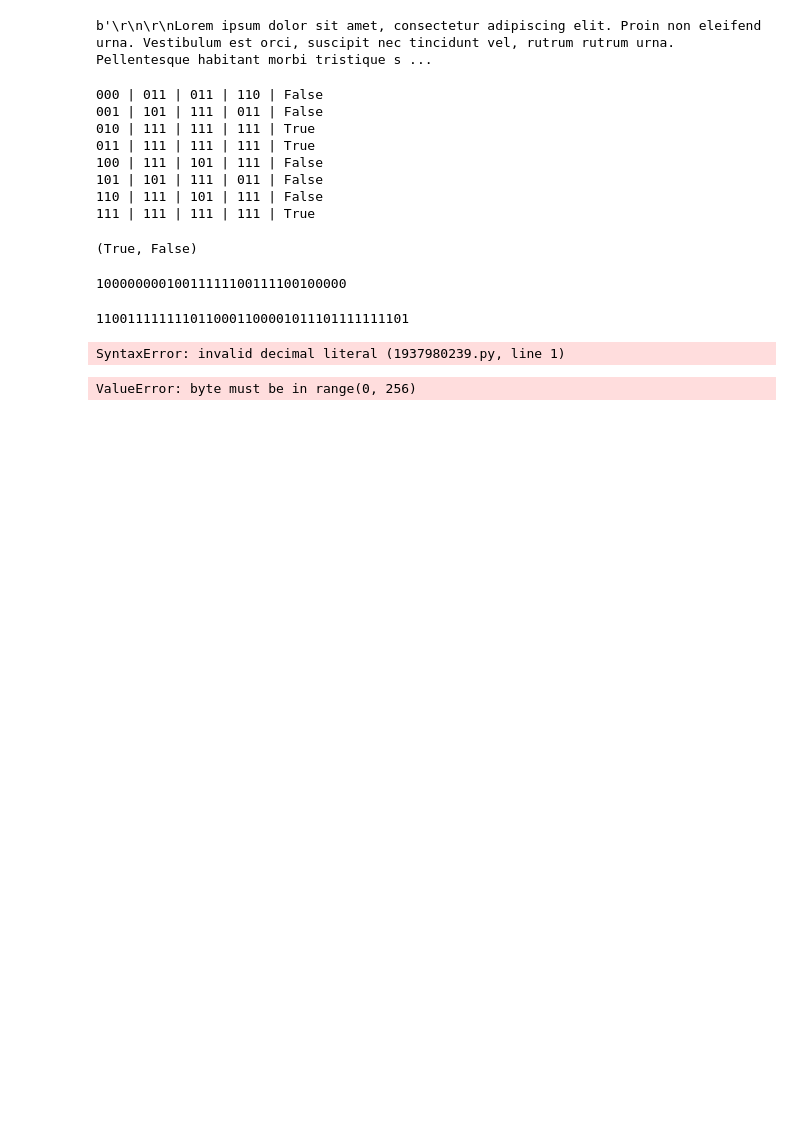
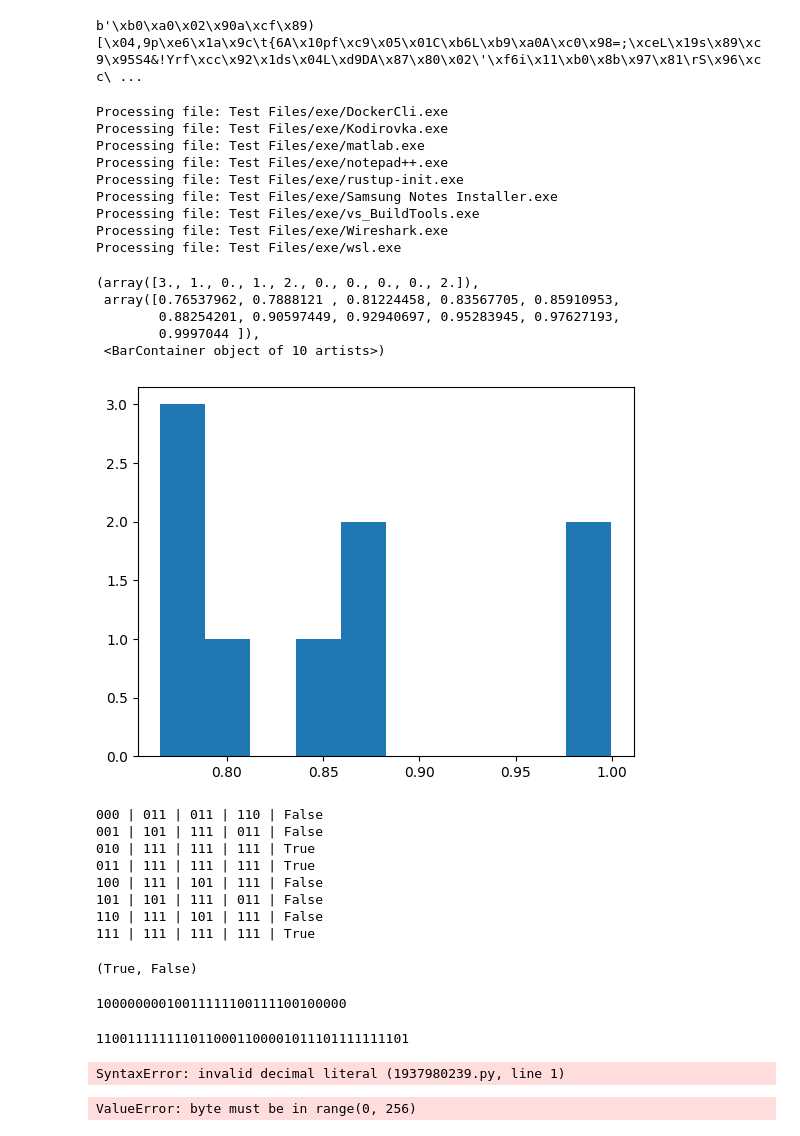
Before and after one commit to Matwitch/Encodings, a Jupyter notebook: tests.ipynb, the cells around one changed output. Cells and saved outputs as stored; diff of their text form; code cells hidden in the pictures; blank space fills up the shorter version.

```diff
--- a/tests.ipynb
+++ b/tests.ipynb
@@ -1,9 +7,13 @@
 # %%
 from helpers import read_bin_file_data, write_bin_data_to_file
-from Huffman import huffman_encode, huffman_decode
+from LZW import lzw_compress, lzw_decompress
 
-data = read_bin_file_data("lorem.txt")
+data = read_bin_file_data("Test Files/txt/lorem.txt")
+print(data)
+print(f"Original size: {len(data)} bytes")
+encoded_data = lzw_compress(data)
 
-encoded_data = huffman_encode(data)
+print(f"Encoded size: {len(encoded_data)} bytes")
+decoded_data = lzw_decompress(encoded_data)
 
-decoded_data = huffman_decode(encoded_data)
+data == decoded_data
@@ -9,0 +44,4 @@ decoded_data = huffman_decode(encoded_data)
+# %%
+encoded_data
+# %% [output]
+b'\xb0\xa0\x02\x90a\xcf\x89)[\x04,9p\xe6\x1a\x9c\t{6A\x10pf\xc9\x05\x01C\xb6L\xb9\xa0A\xc0\x98=;\xceL\x19s\x89\xc9\x95S4&!Yrf\xcc\x92\x1ds\x04L\xd9DA\x87\x80\x02\'\xf6i\x11\xb0\x8b\x97\x81\rS\x96\xcc\ ...
@@ -10,7 +50,41 @@ decoded_data = huffman_decode(encoded_data)
 # %%
-decoded_data
+import os
+from helpers import read_bin_file_data, write_bin_data_to_file
+from Huffman import huffman_encode, huffman_decode
+import matplotlib.pyplot as plt
+
+compression_ratio = []
+
+directory = "Test Files"
+ext = "exe"
+for filename in os.listdir(f"{directory}/{ext}"):
+    filepath = f"{directory}/{ext}/{filename}"
+    if os.path.isfile(filepath):
+        print(f"Processing file: {filepath}")
+        data = read_bin_file_data(filepath)
+        og_len = len(data)
+        encoded_data = huffman_encode(data)
+        enc_len = len(encoded_data)
+
+        compression_ratio.append(enc_len / og_len)
+
+plt.hist(compression_ratio)
 # %% [output]
-b'\r\n\r\nLorem ipsum dolor sit amet, consectetur adipiscing elit. Proin non eleifend urna. Vestibulum est orci, suscipit nec tincidunt vel, rutrum rutrum urna. Pellentesque habitant morbi tristique s ...
+Processing file: Test Files/exe/DockerCli.exe
+Processing file: Test Files/exe/Kodirovka.exe
+Processing file: Test Files/exe/matlab.exe
+Processing file: Test Files/exe/notepad++.exe
+Processing file: Test Files/exe/rustup-init.exe
+Processing file: Test Files/exe/Samsung Notes Installer.exe
+Processing file: Test Files/exe/vs_BuildTools.exe
+Processing file: Test Files/exe/Wireshark.exe
+Processing file: Test Files/exe/wsl.exe
+(array([3., 1., 0., 1., 2., 0., 0., 0., 0., 2.]),
+ array([0.76537962, 0.7888121 , 0.81224458, 0.83567705, 0.85910953,
+        0.88254201, 0.90597449, 0.92940697, 0.95283945, 0.97627193,
+        0.9997044 ]),
+ <BarContainer object of 10 artists>)
+[figure, added]
 # %%
 def f(x):
     return ((x + 3) % 8) | x
```
Also changed, not shown: parts of 4 cells of this notebook, 8 other files.
